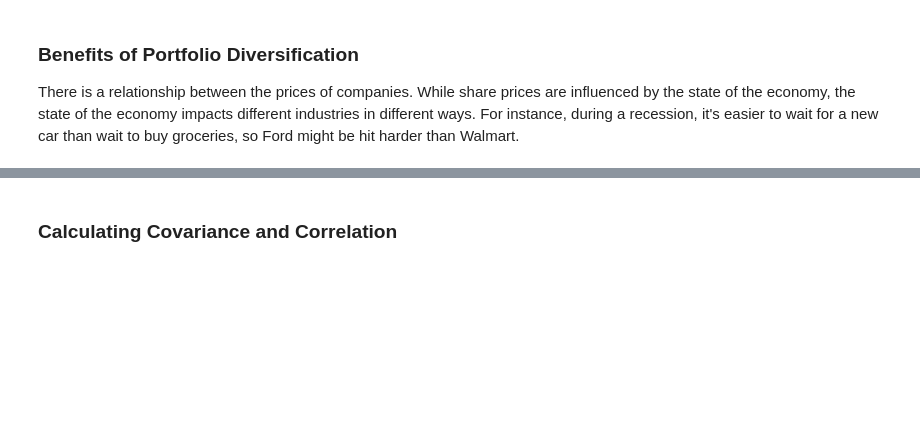
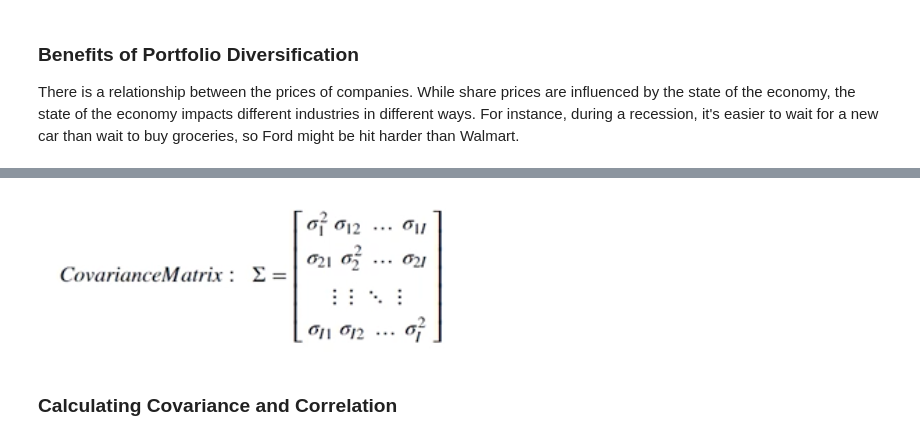
Before and after one commit to ghost99slay/PythonForFinance, a Jupyter notebook: MeasuringInvestmentRisk.ipynb, the cells around one changed output, grey strips where cells are left out. Cells and saved outputs as stored; diff of their text form; code cells hidden in the pictures; blank space fills up the shorter version.

```diff
--- a/MeasuringInvestmentRisk.ipynb
+++ b/MeasuringInvestmentRisk.ipynb
@@ -103,3 +123,8 @@ A Covariance Matrix is a representation of the way two or more variables relate
+# %%
+img = Image.open(PATH + 'assets/covariance_matrix.png')
+display(img)
+# %% [output]
+[figure, added]
 # %% [markdown]
 ### Calculating Covariance and Correlation
 # %%
```
Also changed, not shown: parts of 24 cells of this notebook, 21 other files.
